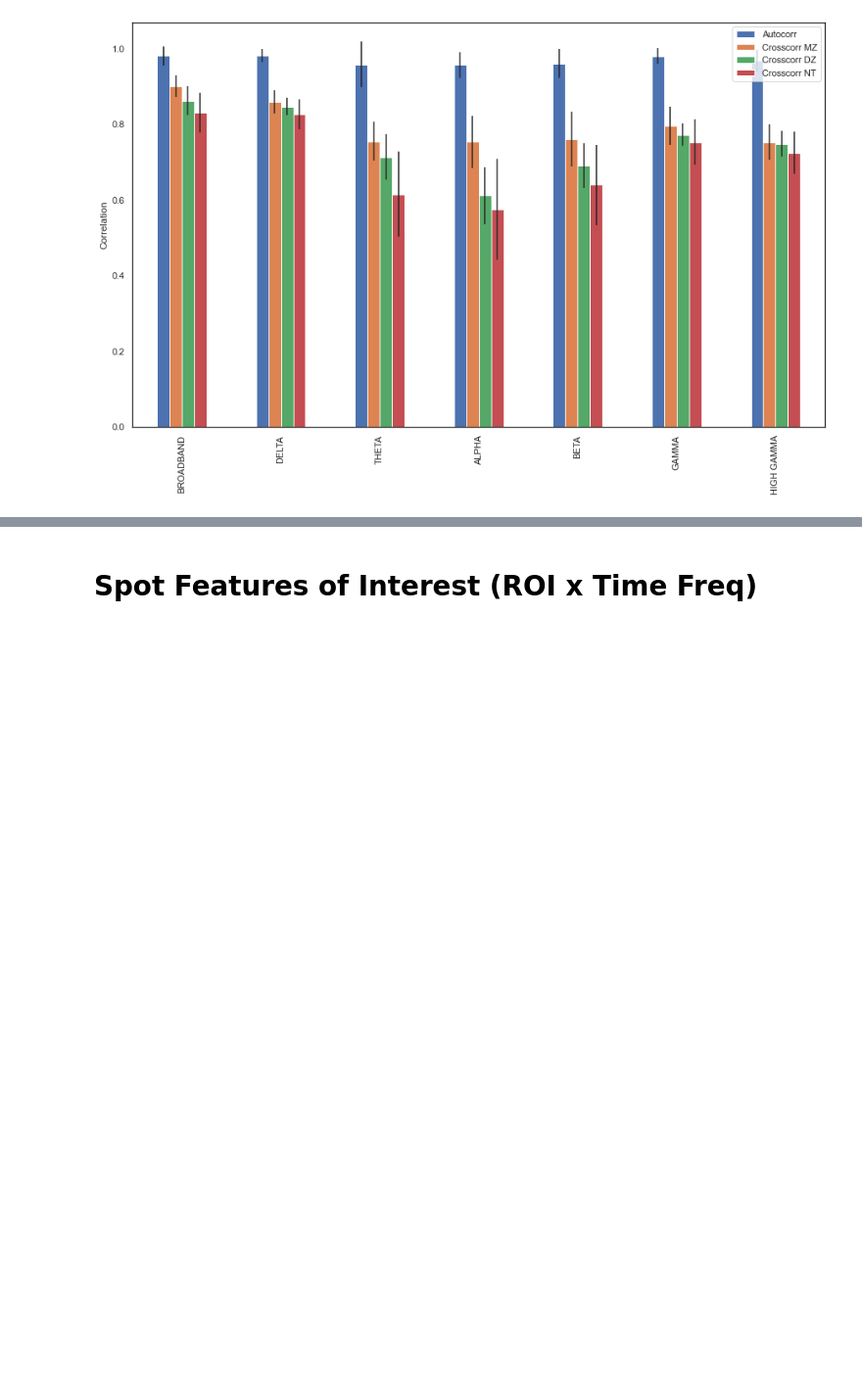
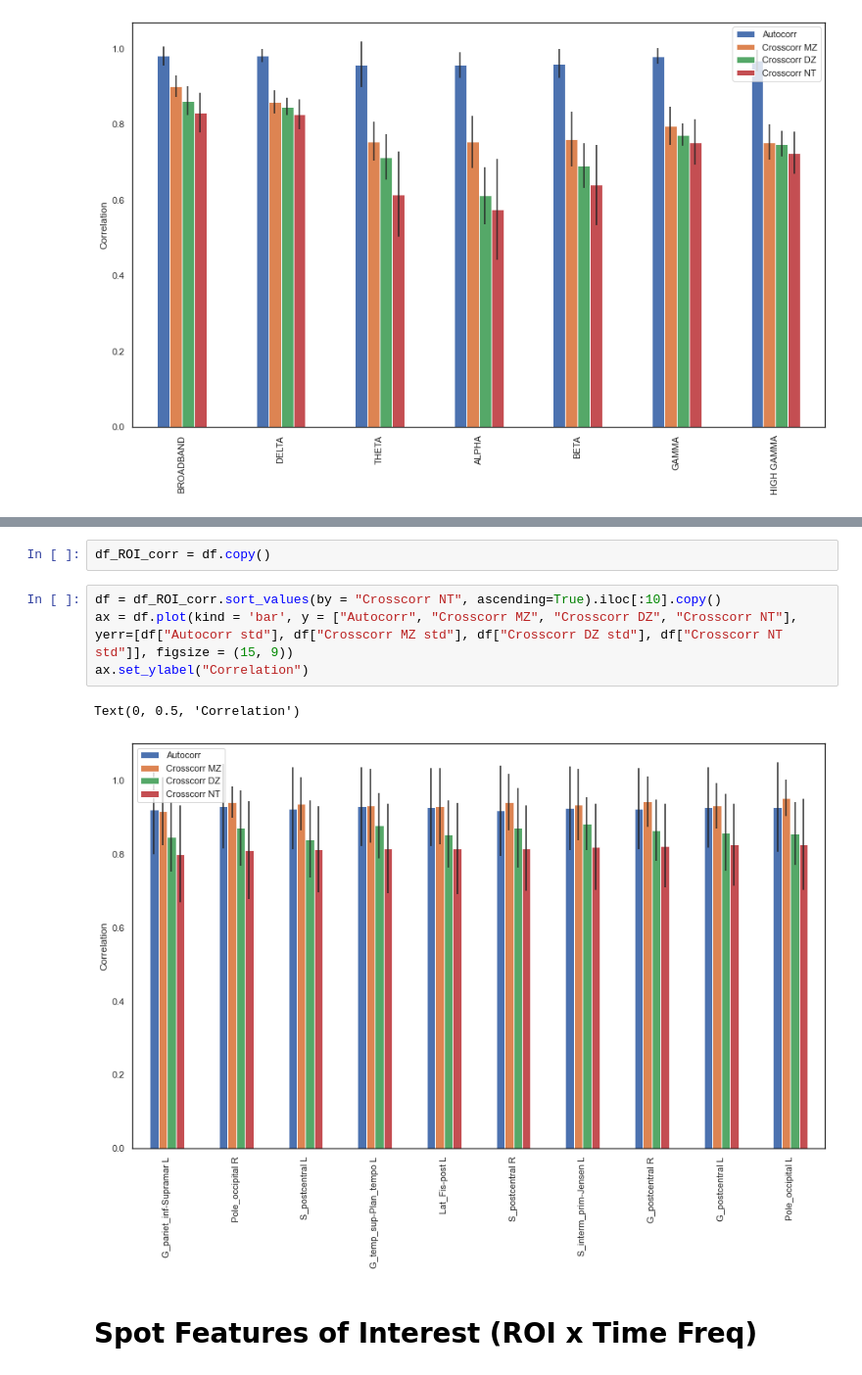
Before and after one commit to Epideixx/Fingerprints_Twins, a Jupyter notebook: PSD_processing.ipynb, the cells around one changed output, grey strips where cells are left out. Shown at 98% size. Saved outputs shown, nothing was run; the diff lists cells and outputs as text; blank space fills up the shorter version.

Commit message:
Add correlations comparison for ROI

```diff
--- a/PSD_processing.ipynb
+++ b/PSD_processing.ipynb
@@ -699,3 +767,12 @@ Text(0, 0.5, 'Correlation')
+# %%
+df_ROI_corr = df.copy()
+# %%
+df = df_ROI_corr.sort_values(by = "Crosscorr NT", ascending=True).iloc[:10].copy()
+ax = df.plot(kind = 'bar', y = ["Autocorr", "Crosscorr MZ", "Crosscorr DZ", "Crosscorr NT"], yerr=[df["Autocorr std"], df["Crosscorr MZ std"], df["Crosscorr DZ std"], df["Crosscorr NT std"]], figsize = (15, 9))
+ax.set_ylabel("Correlation")
+# %% [output]
+Text(0, 0.5, 'Correlation')
+[figure, added]
 # %% [markdown]
 # Spot Features of Interest (ROI x Time Freq)
 # %% [markdown]
```
Also changed, not shown: parts of 18 cells of this notebook.
